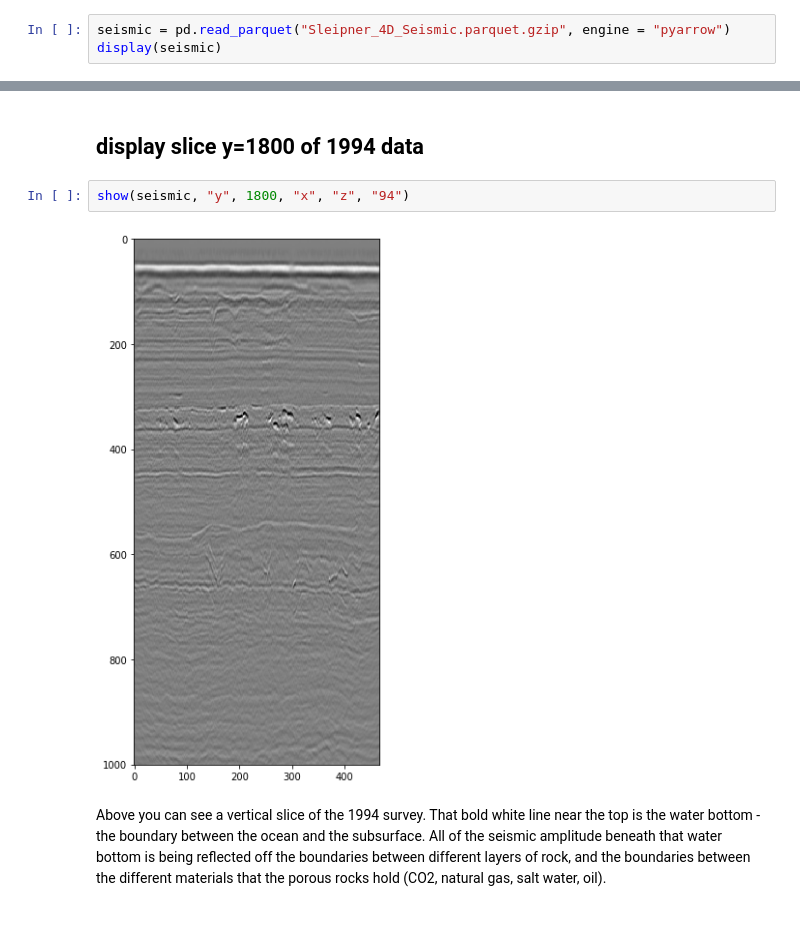
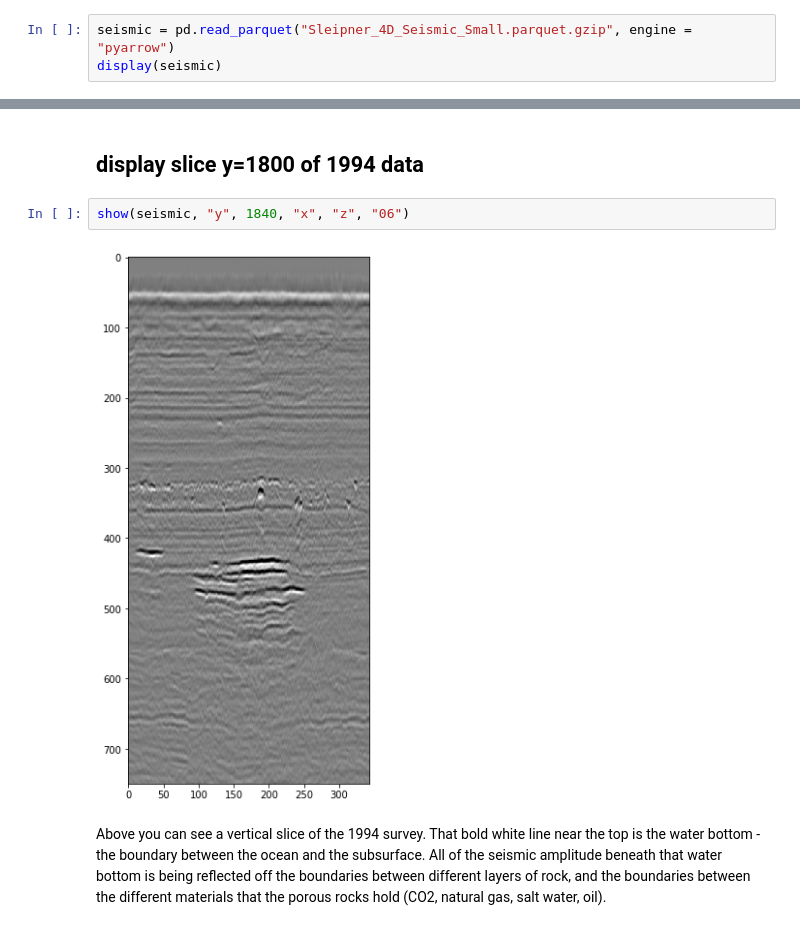
Before and after one commit to jamesbbell/HWH_CGG_JB, a Jupyter notebook: challenge.ipynb, the cells around one changed output, grey strips where cells are left out. Drawn from its saved outputs; the diff is of its cells as text.

```diff
--- a/challenge.ipynb
+++ b/challenge.ipynb
@@ -32,7 +32,7 @@ import numpy as np
 # %% [markdown]
 ## read base (1994), monitor 1 (2001) and monitor 2 (2006) surveys' data
 # %%
-seismic = pd.read_parquet("Sleipner_4D_Seismic.parquet.gzip", engine = "pyarrow")
+seismic = pd.read_parquet("Sleipner_4D_Seismic_Small.parquet.gzip", engine = "pyarrow")
 display(seismic)
 # %% [output]
 |  | z | x | y | 94 | 01 | 06 |
@@ -62,9 +62,9 @@ def show(data, const_axis, const_val, x_axis, y_axis, z_axis, colour = "gray", z
 # %% [markdown]
 ## display slice y=1800 of 1994 data
 # %%
-show(seismic, "y", 1800, "x", "z", "94")
+show(seismic, "y", 1840, "x", "z", "06")
 # %% [output]
-[figure, old version]
+[figure, new version]
 # %% [markdown]
 Above you can see a vertical slice of the 1994 survey. That bold white line near the top is the water bottom - the boundary between the ocean and the subsurface. All of the seismic amplitude beneath that water bottom is being reflected off the boundaries between different layers of rock, and the boundaries between the different materials that the porous rocks hold (CO2, natural gas, salt water, oil).
 # %% [markdown]
```
Also changed, not shown: parts of 1 cell of this notebook.
